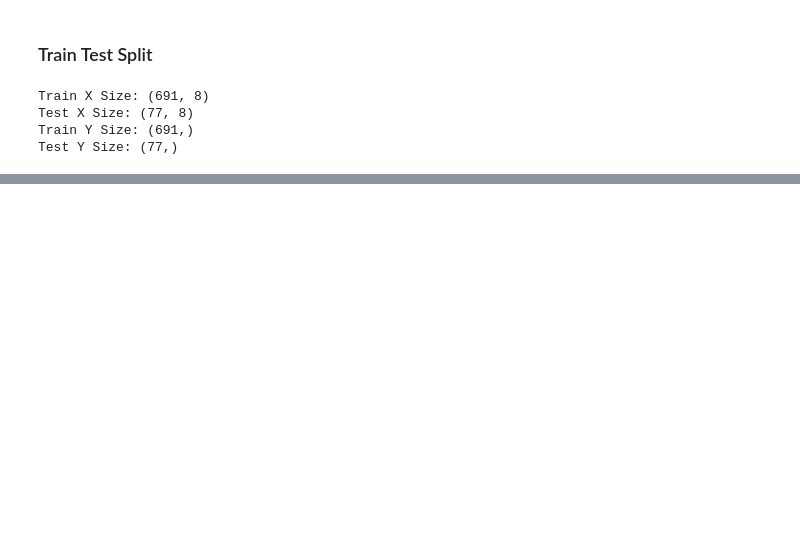
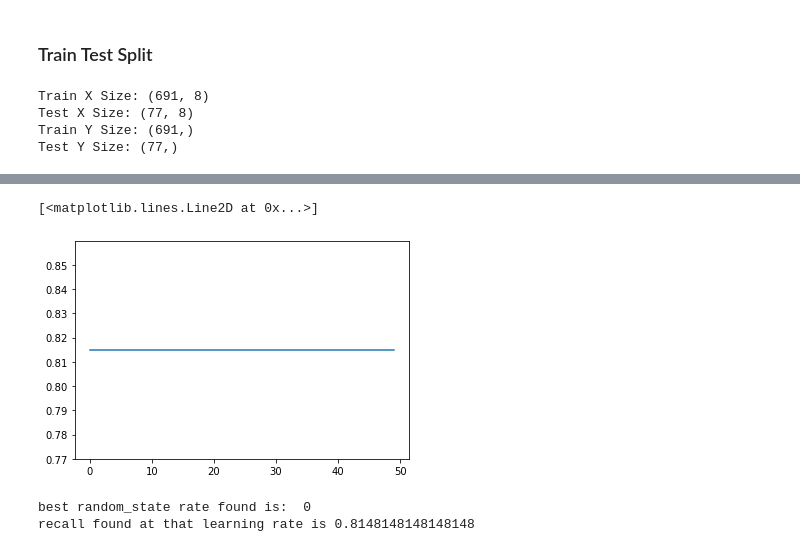
Before and after one commit to MR-1301/Diabetes-Detection-Project, a Jupyter notebook: Python NoteBook/GradientBoosting.ipynb, the cells around one changed output, grey strips where cells are left out. Cells and saved outputs as stored; diff of their text form; code cells hidden in the pictures; blank space fills up the shorter version.

```diff
--- a/Python NoteBook/GradientBoosting.ipynb
+++ b/Python NoteBook/GradientBoosting.ipynb
@@ -132,0 +187,30 @@ pred_Y=my_grdBst.predict(te_X)
+# %%
+recallScore = []
+
+# trying different random state
+random_state1 = np.linspace(1, 100, 50)
+best_random_state = 0
+
+for i in random_state1:
+    if i == 0:
+        continue
+    my_grdBst = GradientBoostingClassifier(random_state=int(i), learning_rate=best_learning_rate,
+                                           n_estimators=best_n_iters)
+    my_grdBst.fit(tr_X, tr_Y)
+    pred_Y = my_grdBst.predict(te_X)
+    rs = recall_score(te_Y, pred_Y)
+    recallScore.append(rs)
+    if rs > best_recall:
+        best_recall = rs
+        best_random_state = int(i)
+
+plt.plot(recallScore)
+# %% [output]
+[<matplotlib.lines.Line2D at 0x...>]
+[figure, added]
+# %%
+print("best random_state rate found is: ", best_random_state)
+print("recall found at that learning rate is", best_recall)
+# %% [output]
+best random_state rate found is:  0
+recall found at that learning rate is 0.8148148148148148
```
Also changed, not shown: parts of 29 cells of this notebook.
